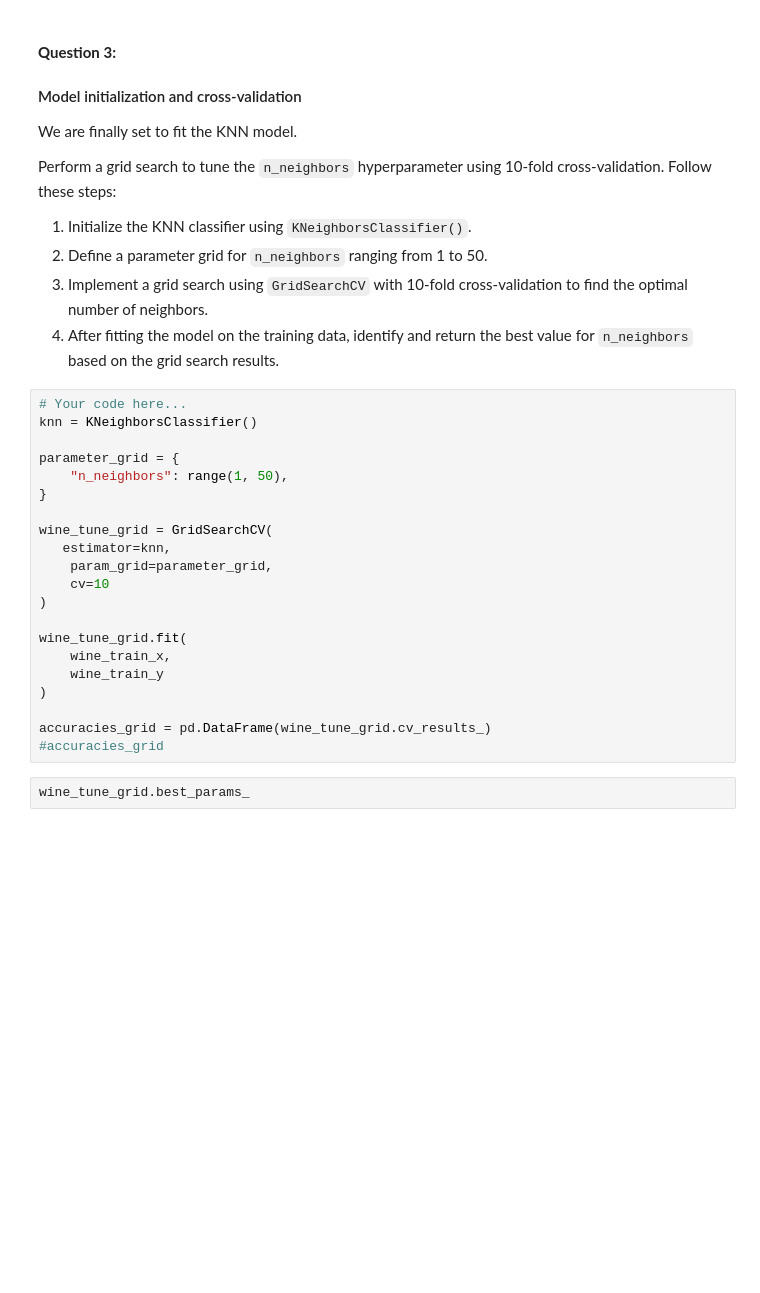
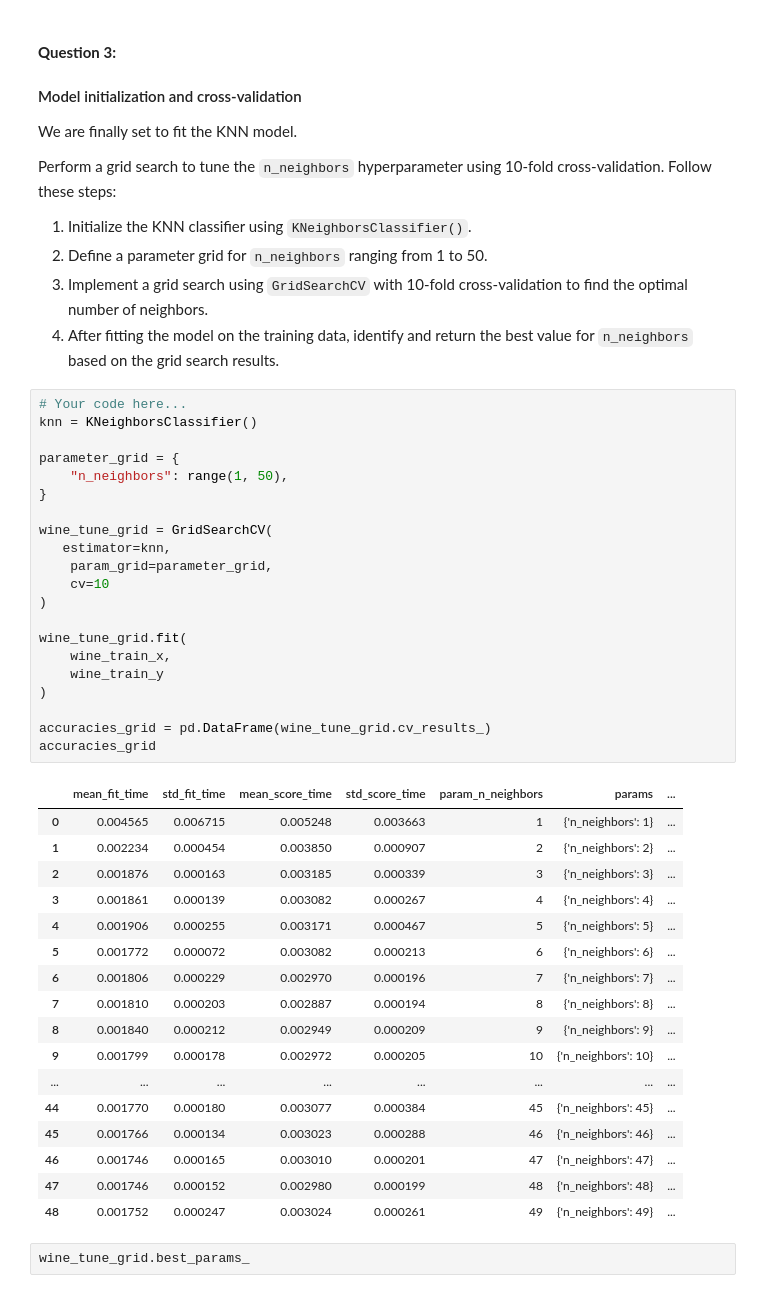
Before and after one commit to UofT-DSI/LCR, a Jupyter notebook: 02_activities/assignments/assignment_1.ipynb, the cells around one changed output. Drawn from its saved outputs; the diff is of its cells as text; blank space fills up the shorter version.

```diff
--- a/02_activities/assignments/assignment_1.ipynb
+++ b/02_activities/assignments/assignment_1.ipynb
@@ -170,24 +170,42 @@ Perform a grid search to tune the `n_neighbors` hyperparameter using 10-fold cro
 # %%
 # Your code here...
 knn = KNeighborsClassifier()
 
 parameter_grid = {
     "n_neighbors": range(1, 50),
 }
 
 wine_tune_grid = GridSearchCV(
    estimator=knn,
     param_grid=parameter_grid,
     cv=10
 )
 
 wine_tune_grid.fit(
     wine_train_x,
     wine_train_y
 )
 
 accuracies_grid = pd.DataFrame(wine_tune_grid.cv_results_)
-#accuracies_grid
+accuracies_grid
+# %% [output]
+|  | mean_fit_time | std_fit_time | mean_score_time | std_score_time | param_n_neighbors | params | ... |
+| 0 | 0.004565 | 0.006715 | 0.005248 | 0.003663 | 1 | {'n_neighbors': 1} | ... |
+| 1 | 0.002234 | 0.000454 | 0.003850 | 0.000907 | 2 | {'n_neighbors': 2} | ... |
+| 2 | 0.001876 | 0.000163 | 0.003185 | 0.000339 | 3 | {'n_neighbors': 3} | ... |
+| 3 | 0.001861 | 0.000139 | 0.003082 | 0.000267 | 4 | {'n_neighbors': 4} | ... |
+| 4 | 0.001906 | 0.000255 | 0.003171 | 0.000467 | 5 | {'n_neighbors': 5} | ... |
+| 5 | 0.001772 | 0.000072 | 0.003082 | 0.000213 | 6 | {'n_neighbors': 6} | ... |
+| 6 | 0.001806 | 0.000229 | 0.002970 | 0.000196 | 7 | {'n_neighbors': 7} | ... |
+| 7 | 0.001810 | 0.000203 | 0.002887 | 0.000194 | 8 | {'n_neighbors': 8} | ... |
+| 8 | 0.001840 | 0.000212 | 0.002949 | 0.000209 | 9 | {'n_neighbors': 9} | ... |
+| 9 | 0.001799 | 0.000178 | 0.002972 | 0.000205 | 10 | {'n_neighbors': 10} | ... |
+| ... | ... | ... | ... | ... | ... | ... | ... |
+| 44 | 0.001770 | 0.000180 | 0.003077 | 0.000384 | 45 | {'n_neighbors': 45} | ... |
+| 45 | 0.001766 | 0.000134 | 0.003023 | 0.000288 | 46 | {'n_neighbors': 46} | ... |
+| 46 | 0.001746 | 0.000165 | 0.003010 | 0.000201 | 47 | {'n_neighbors': 47} | ... |
+| 47 | 0.001746 | 0.000152 | 0.002980 | 0.000199 | 48 | {'n_neighbors': 48} | ... |
+| 48 | 0.001752 | 0.000247 | 0.003024 | 0.000261 | 49 | {'n_neighbors': 49} | ... |
 # %%
 wine_tune_grid.best_params_
 # %% [output]
```
